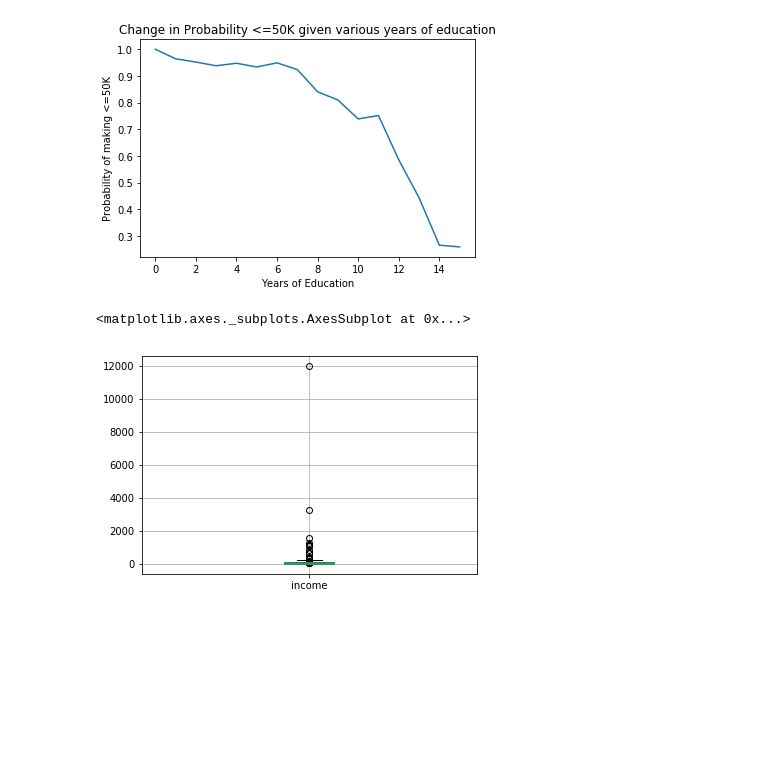
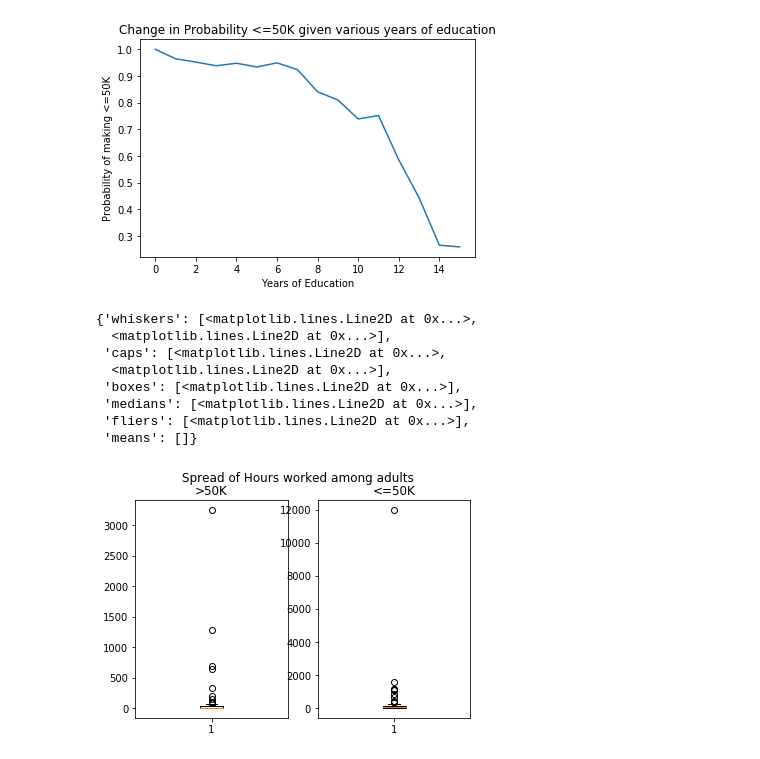
Before and after one commit to spa542/COSC311, a Jupyter notebook: Lab4/Lab4.ipynb, the cells around one changed output. Drawn from its saved outputs; the diff is of its cells as text; code cells hidden in the pictures; blank space fills up the shorter version.

```diff
--- a/Lab4/Lab4.ipynb
+++ b/Lab4/Lab4.ipynb
@@ -117,16 +117,31 @@ plt.show()
 # What is the covariance between the number of hours worked per week and education-num?
 # %%
 # v.
-# Use the pandas.DataFrame.boxplot functionality to create a box-and-whisker plot which illustrates the spread of hours worked among adults who make both more and less than $50k.
+# Use the pandas.DataFrame.boxplot functionality to create a box-and-whisker plot which illustrates the spread of hours worked among adults
+# who make both more and less than $50k.
 plot_greater = adult_data[['hr_per_week', 'income']]
 plot_greater = plot_greater[plot_greater['income'] == '>50K']
 plot_greater = plot_greater.groupby(by='hr_per_week').count()
-plot_greater.boxplot()
+plot_greater_list = [i[1] for i in plot_greater.reset_index().values]
 plot_lesser = adult_data[['hr_per_week', 'income']]
 plot_lesser = plot_lesser[plot_lesser['income'] == '<=50K'].groupby(by='hr_per_week').count()
-plot_lesser.boxplot()
+plot_lesser_list = [i[1] for i in plot_lesser.reset_index().values]
+fig, (ax1, ax2) = plt.subplots(1, 2)
+
+fig.suptitle('Spread of Hours worked among adults')
+ax1.set_title('>50K')
+ax2.set_title('<=50K')
+ax1.boxplot(plot_greater_list)
+ax2.boxplot(plot_lesser_list)
 # %% [output]
-<matplotlib.axes._subplots.AxesSubplot at 0x...>
+{'whiskers': [<matplotlib.lines.Line2D at 0x...>,
+  <matplotlib.lines.Line2D at 0x...>],
+ 'caps': [<matplotlib.lines.Line2D at 0x...>,
+  <matplotlib.lines.Line2D at 0x...>],
+ 'boxes': [<matplotlib.lines.Line2D at 0x...>],
+ 'medians': [<matplotlib.lines.Line2D at 0x...>],
+ 'fliers': [<matplotlib.lines.Line2D at 0x...>],
+ 'means': []}
-[figure, old version]
+[figure, new version]
 # %%
 # vi.
```
Also changed, not shown: parts of 5 cells of this notebook.
